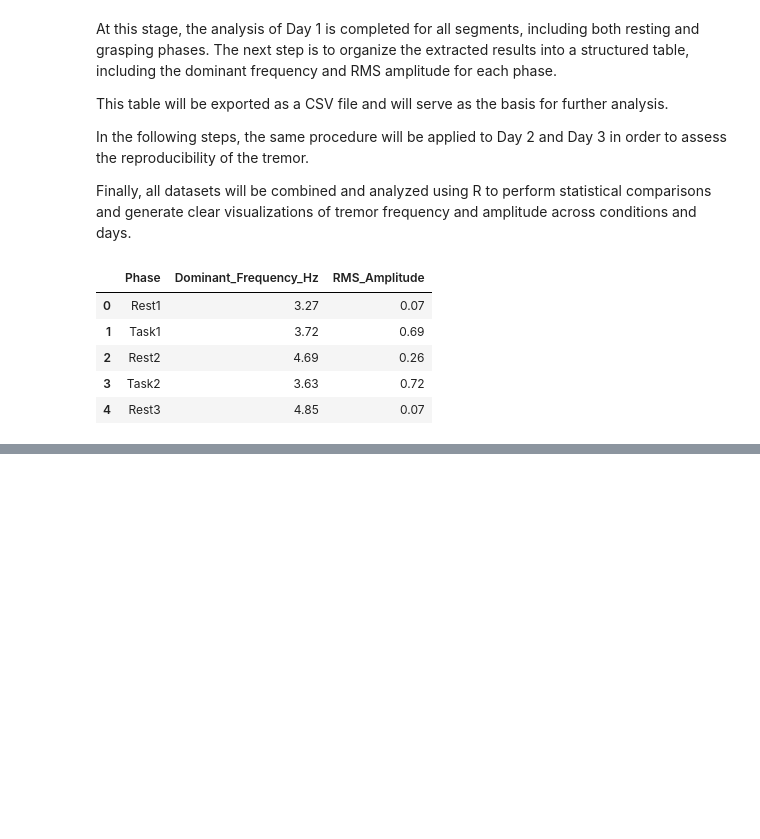
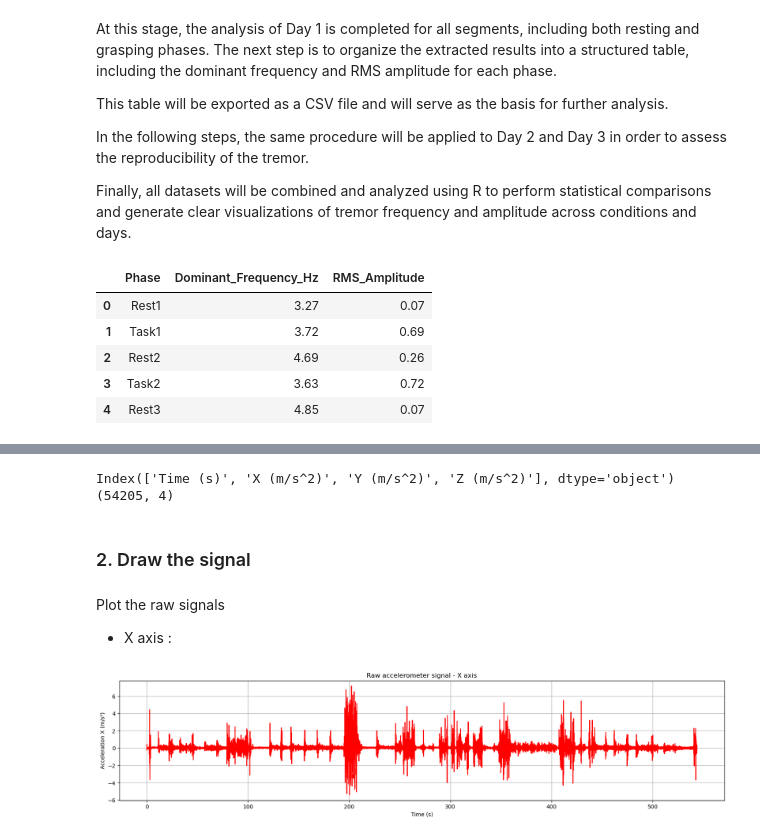
Before and after one commit to zemmahisofi-byte/Projet_R_Python, a Jupyter notebook: Projet_python/main.ipynb, the cells around one changed output, grey strips where cells are left out. Saved outputs shown, nothing was run; the diff lists cells and outputs as text; code cells hidden in the pictures; blank space fills up the shorter version.

```diff
--- a/Projet_python/main.ipynb
+++ b/Projet_python/main.ipynb
@@ -582,0 +587,5 @@ results_day1.to_csv("data/processed_data/results_day1.csv", index=False)
+# %%
+import pandas as pd
+
+df_2 = pd.read_csv("data/raw_data/J2_P01.csv")
+df.head()
@@ -582,0 +599,25 @@ results_day1.to_csv("data/processed_data/results_day1.csv", index=False)
+# %%
+print(df_2.columns)
+print(df_2.shape)
+# %% [output]
+Index(['Time (s)', 'X (m/s^2)', 'Y (m/s^2)', 'Z (m/s^2)'], dtype='object')
+(54205, 4)
+# %% [markdown]
+### 2. Draw the signal
+# %% [markdown]
+Plot the raw signals
+
+- X axis :
+# %%
+import matplotlib.pyplot as plt
+
+plt.figure(figsize=(20,4))
+plt.plot(df_2["Time (s)"], df_2["X (m/s^2)"], color="red")
+plt.xlabel("Time (s)")
+plt.ylabel("Acceleration X (m/s²)")
+plt.title("Raw accelerometer signal - X axis")
+plt.grid(True)
+plt.box(True)
+plt.show()
+# %% [output]
+[figure, added]
```
Also changed, not shown: parts of 26 cells of this notebook.
